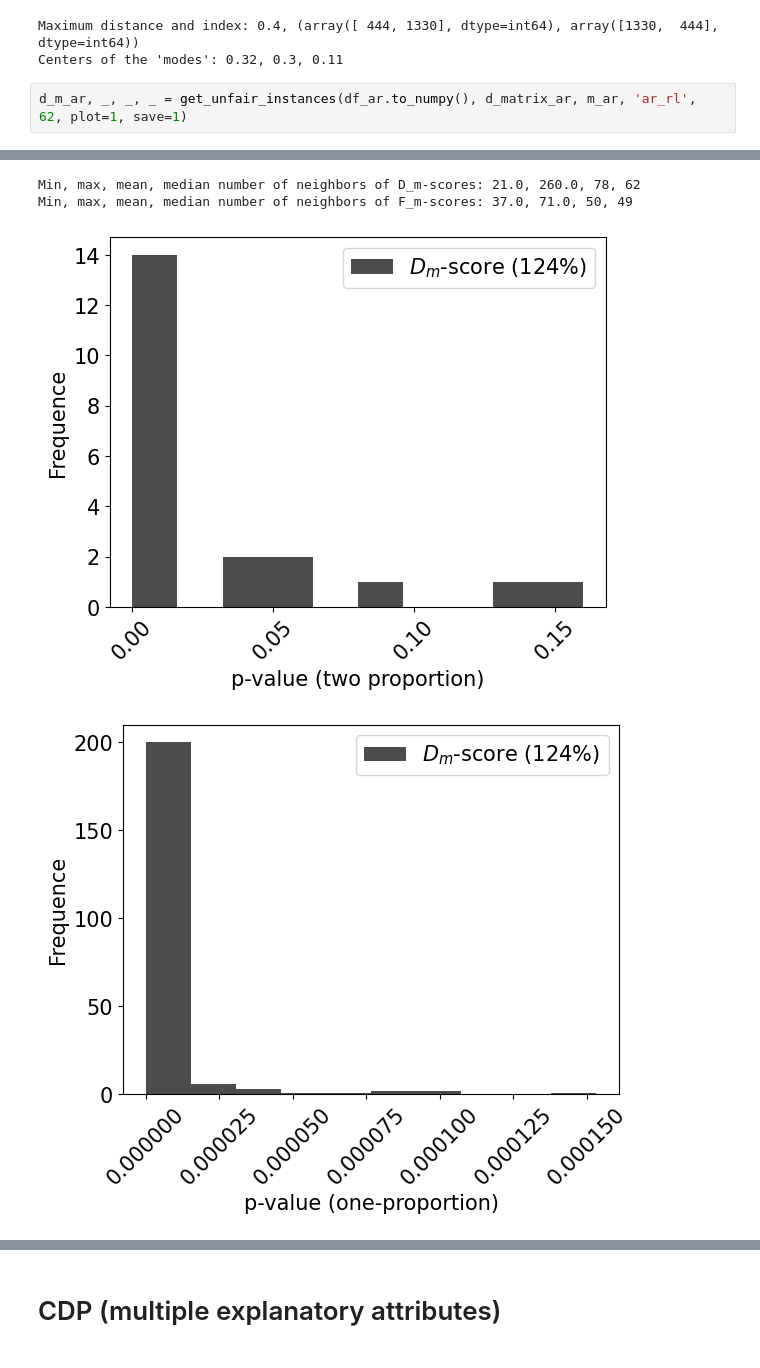
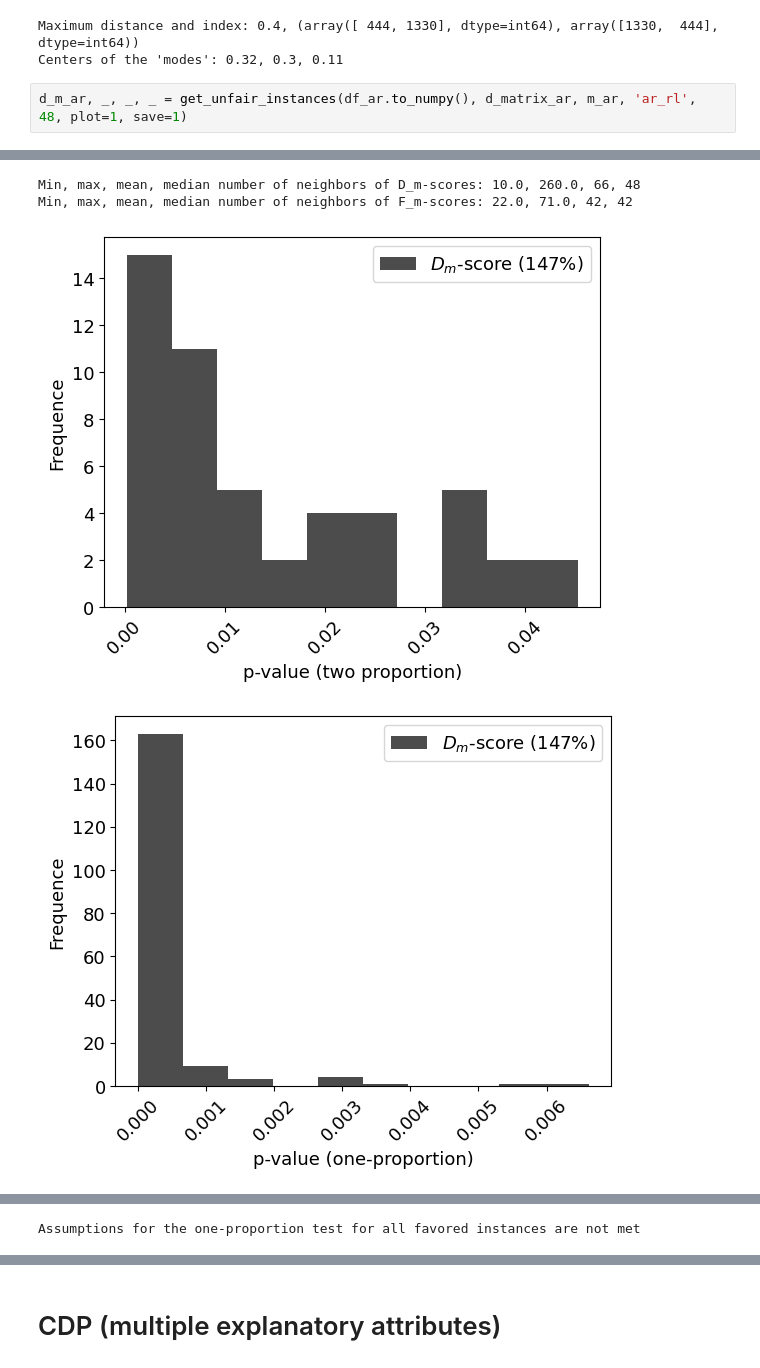
Before and after one commit to python211223/fairness-aware-classification, a Jupyter notebook: fair_classification.ipynb, the cells around one changed output, grey strips where cells are left out. Drawn from its saved outputs; the diff is of its cells as text.

```diff
--- a/fair_classification.ipynb
+++ b/fair_classification.ipynb
@@ -1405,5 +1407,5 @@ Center of largest bin: 0.12
 Maximum distance and index: 0.4, (array([ 444, 1330], dtype=int64), array([1330,  444], dtype=int64))
 Centers of the 'modes': 0.32, 0.3, 0.11
 # %%
-d_m_ar, _, _, _ = get_unfair_instances(df_ar.to_numpy(), d_matrix_ar, m_ar, 'ar_rl', 62, plot=1, save=1)
+d_m_ar, _, _, _ = get_unfair_instances(df_ar.to_numpy(), d_matrix_ar, m_ar, 'ar_rl', 48, plot=1, save=1)
 # %% [output]
@@ -1415,4 +1417,4 @@ Number, mean, median, min, max of F_m-scores: 46, 0.77, 0.78, 0.7, 0.82
-Min, max, mean, median number of neighbors of D_m-scores: 21.0, 260.0, 78, 62
-Min, max, mean, median number of neighbors of F_m-scores: 37.0, 71.0, 50, 49
+Min, max, mean, median number of neighbors of D_m-scores: 10.0, 260.0, 66, 48
+Min, max, mean, median number of neighbors of F_m-scores: 22.0, 71.0, 42, 42
-[figure, old version]
+[figure, new version]
-[figure, old version]
+[figure, new version]
@@ -1421 +1422,2 @@ Min, max, mean, median number of neighbors of F_m-scores: 37.0, 71.0, 50, 49
+Assumptions for the one-proportion test for all favored instances are not met
 # %%
```
Also changed, not shown: parts of 7 cells of this notebook.
